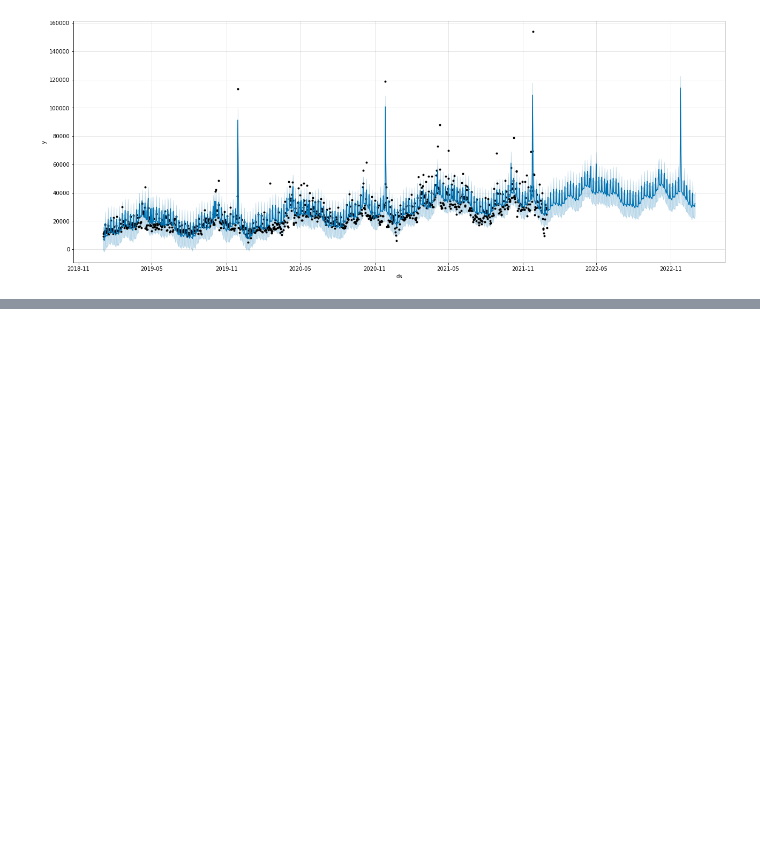
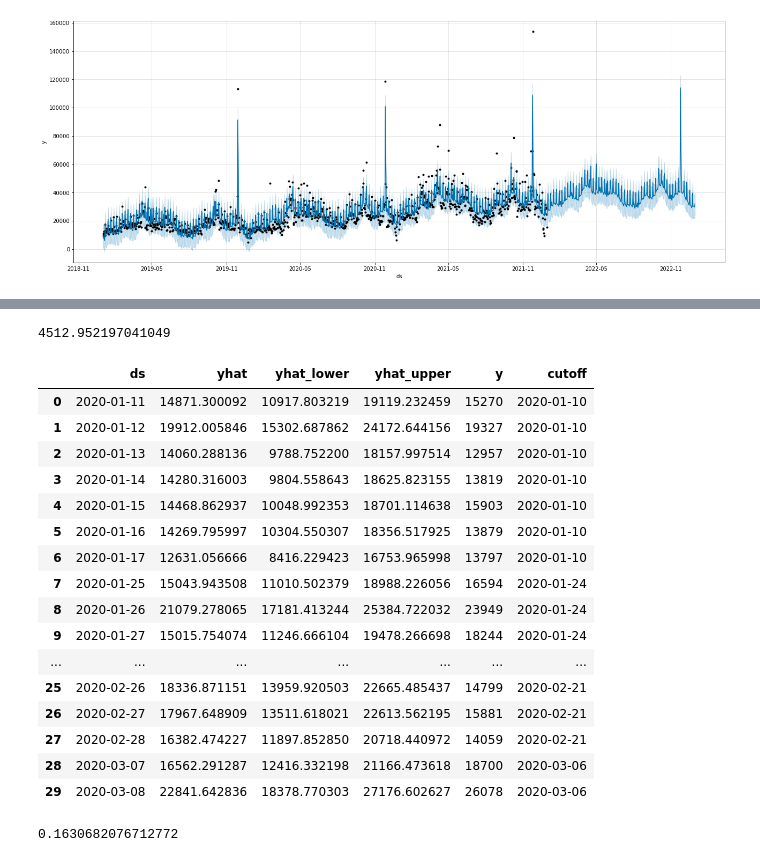
Before and after one commit to adrian-pasek-prv/timeseries-forecasting, a Jupyter notebook: Prophet.ipynb, the cells around one changed output, grey strips where cells are left out. Saved outputs shown, nothing was run; the diff lists cells and outputs as text; code cells hidden in the pictures; blank space fills up the shorter version.

```diff
--- a/Prophet.ipynb
+++ b/Prophet.ipynb
@@ -92,0 +138,8 @@ fig2 = prophet.plot_components(forecast, figsize=(18,20))
+# %%
+from sklearn.metrics import mean_absolute_error, mean_absolute_percentage_error
+from prophet.diagnostics import cross_validation
+
+initial = len(dataset_train)
+
+
+cv_results = cross_validation(prophet, horizon='7 days', period='14 days')
@@ -92,0 +148,30 @@ fig2 = prophet.plot_components(forecast, figsize=(18,20))
+# %%
+mae = mean_absolute_error(cv_results.y, cv_results.yhat)
+mae
+# %% [output]
+4512.952197041049
+# %%
+cv_results.head(30)
+# %% [output]
+|  | ds | yhat | yhat_lower | yhat_upper | y | cutoff |
+| 0 | 2020-01-11 | 14871.300092 | 10917.803219 | 19119.232459 | 15270 | 2020-01-10 |
+| 1 | 2020-01-12 | 19912.005846 | 15302.687862 | 24172.644156 | 19327 | 2020-01-10 |
+| 2 | 2020-01-13 | 14060.288136 | 9788.752200 | 18157.997514 | 12957 | 2020-01-10 |
+| 3 | 2020-01-14 | 14280.316003 | 9804.558643 | 18625.823155 | 13819 | 2020-01-10 |
+| 4 | 2020-01-15 | 14468.862937 | 10048.992353 | 18701.114638 | 15903 | 2020-01-10 |
+| 5 | 2020-01-16 | 14269.795997 | 10304.550307 | 18356.517925 | 13879 | 2020-01-10 |
+| 6 | 2020-01-17 | 12631.056666 | 8416.229423 | 16753.965998 | 13797 | 2020-01-10 |
+| 7 | 2020-01-25 | 15043.943508 | 11010.502379 | 18988.226056 | 16594 | 2020-01-24 |
+| 8 | 2020-01-26 | 21079.278065 | 17181.413244 | 25384.722032 | 23949 | 2020-01-24 |
+| 9 | 2020-01-27 | 15015.754074 | 11246.666104 | 19478.266698 | 18244 | 2020-01-24 |
+| ... | ... | ... | ... | ... | ... | ... |
+| 25 | 2020-02-26 | 18336.871151 | 13959.920503 | 22665.485437 | 14799 | 2020-02-21 |
+| 26 | 2020-02-27 | 17967.648909 | 13511.618021 | 22613.562195 | 15881 | 2020-02-21 |
+| 27 | 2020-02-28 | 16382.474227 | 11897.852850 | 20718.440972 | 14059 | 2020-02-21 |
+| 28 | 2020-03-07 | 16562.291287 | 12416.332198 | 21166.473618 | 18700 | 2020-03-06 |
+| 29 | 2020-03-08 | 22841.642836 | 18378.770303 | 27176.602627 | 26078 | 2020-03-06 |
+# %%
+mape = mean_absolute_percentage_error(cv_results.y, cv_results.yhat)
+mape
+# %% [output]
+0.1630682076712772
```
Also changed, not shown: parts of 10 cells of this notebook.
